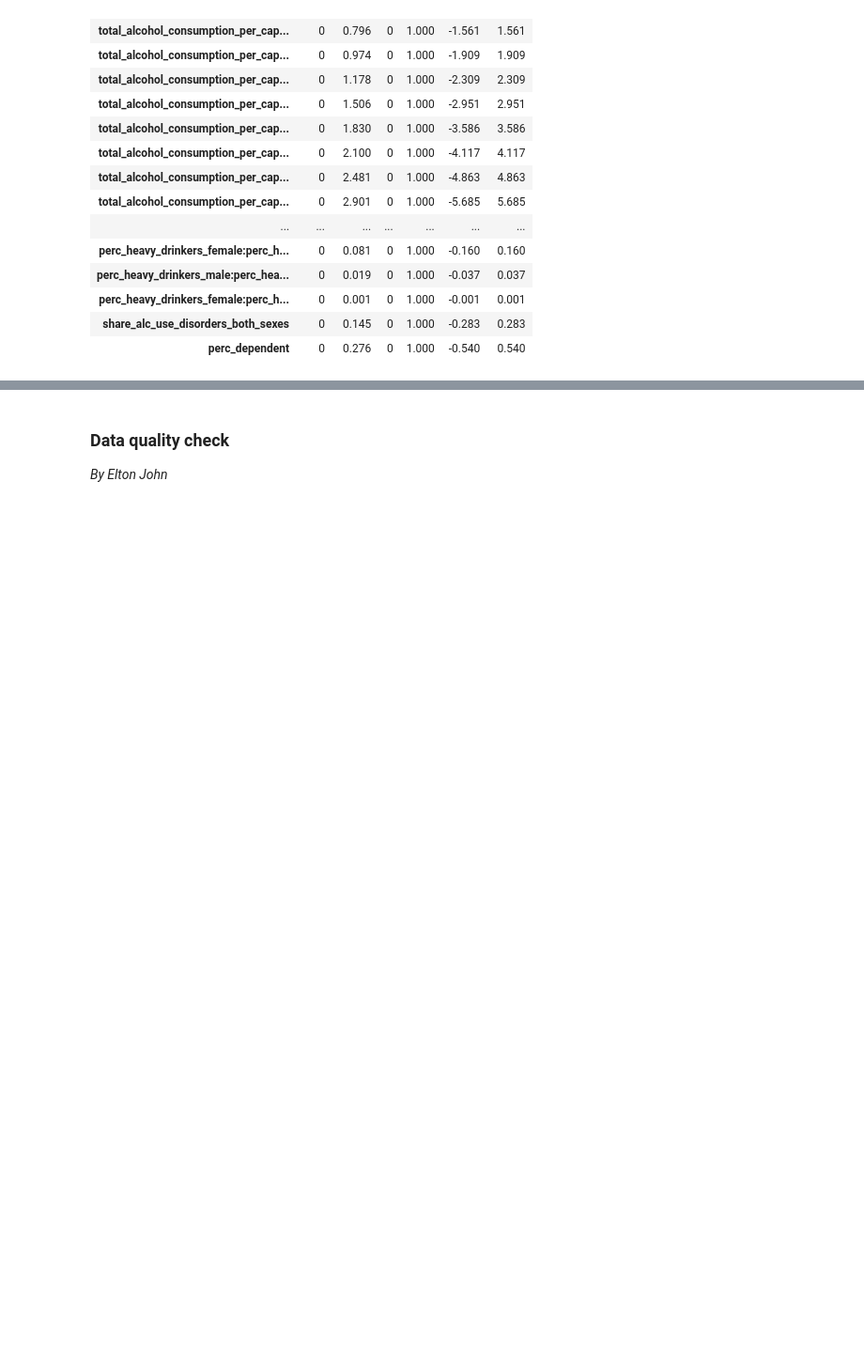
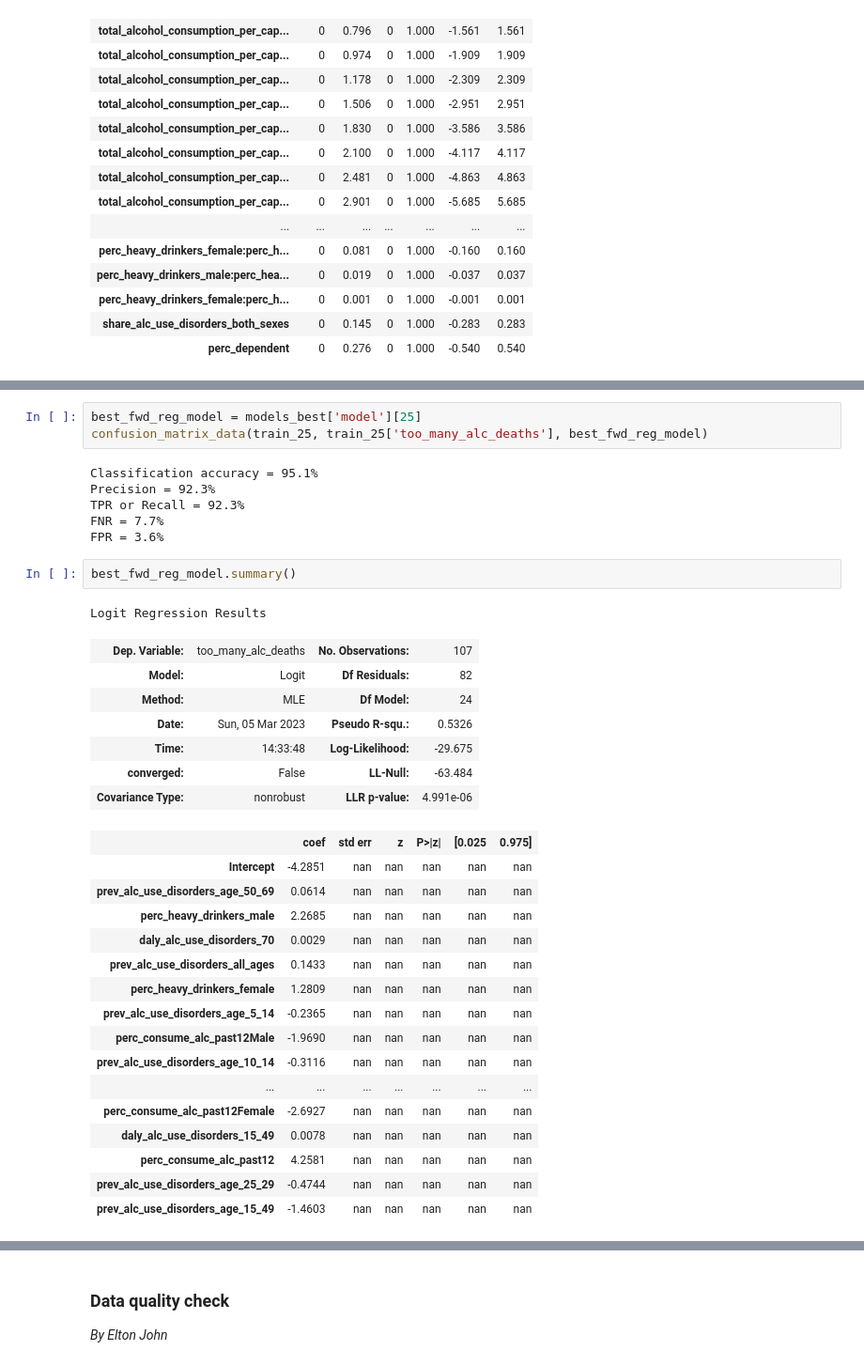
Before and after one commit to jtroxel7/Alcohol-Mortality-Model, a Jupyter notebook: Jacob.ipynb, the cells around one changed output, grey strips where cells are left out. Shown at 94% size. Saved outputs shown, nothing was run; the diff lists cells and outputs as text; blank space fills up the shorter version.

```diff
--- a/Jacob.ipynb
+++ b/Jacob.ipynb
@@ -529,0 +851,36 @@ Logit Regression Results
+# %%
+best_fwd_reg_model = models_best['model'][25]
+confusion_matrix_data(train_25, train_25['too_many_alc_deaths'], best_fwd_reg_model)
+# %% [output]
+Classification accuracy = 95.1%
+Precision = 92.3%
+TPR or Recall = 92.3%
+FNR = 7.7%
+FPR = 3.6%
+# %%
+best_fwd_reg_model.summary()
+# %% [output]
+Logit Regression Results
+| Dep. Variable: | too_many_alc_deaths | No. Observations: | 107 |
+| Model: | Logit | Df Residuals: | 82 |
+| Method: | MLE | Df Model: | 24 |
+| Date: | Sun, 05 Mar 2023 | Pseudo R-squ.: | 0.5326 |
+| Time: | 14:33:48 | Log-Likelihood: | -29.675 |
+| converged: | False | LL-Null: | -63.484 |
+| Covariance Type: | nonrobust | LLR p-value: | 4.991e-06 |
+|  | coef | std err | z | P>|z| | [0.025 | 0.975] |
+| Intercept | -4.2851 | nan | nan | nan | nan | nan |
+| prev_alc_use_disorders_age_50_69 | 0.0614 | nan | nan | nan | nan | nan |
+| perc_heavy_drinkers_male | 2.2685 | nan | nan | nan | nan | nan |
+| daly_alc_use_disorders_70 | 0.0029 | nan | nan | nan | nan | nan |
+| prev_alc_use_disorders_all_ages | 0.1433 | nan | nan | nan | nan | nan |
+| perc_heavy_drinkers_female | 1.2809 | nan | nan | nan | nan | nan |
+| prev_alc_use_disorders_age_5_14 | -0.2365 | nan | nan | nan | nan | nan |
+| perc_consume_alc_past12Male | -1.9690 | nan | nan | nan | nan | nan |
+| prev_alc_use_disorders_age_10_14 | -0.3116 | nan | nan | nan | nan | nan |
+| ... | ... | ... | ... | ... | ... | ... |
+| perc_consume_alc_past12Female | -2.6927 | nan | nan | nan | nan | nan |
+| daly_alc_use_disorders_15_49 | 0.0078 | nan | nan | nan | nan | nan |
+| perc_consume_alc_past12 | 4.2581 | nan | nan | nan | nan | nan |
+| prev_alc_use_disorders_age_25_29 | -0.4744 | nan | nan | nan | nan | nan |
+| prev_alc_use_disorders_age_15_49 | -1.4603 | nan | nan | nan | nan | nan |
```
Also changed, not shown: parts of 19 cells of this notebook.
